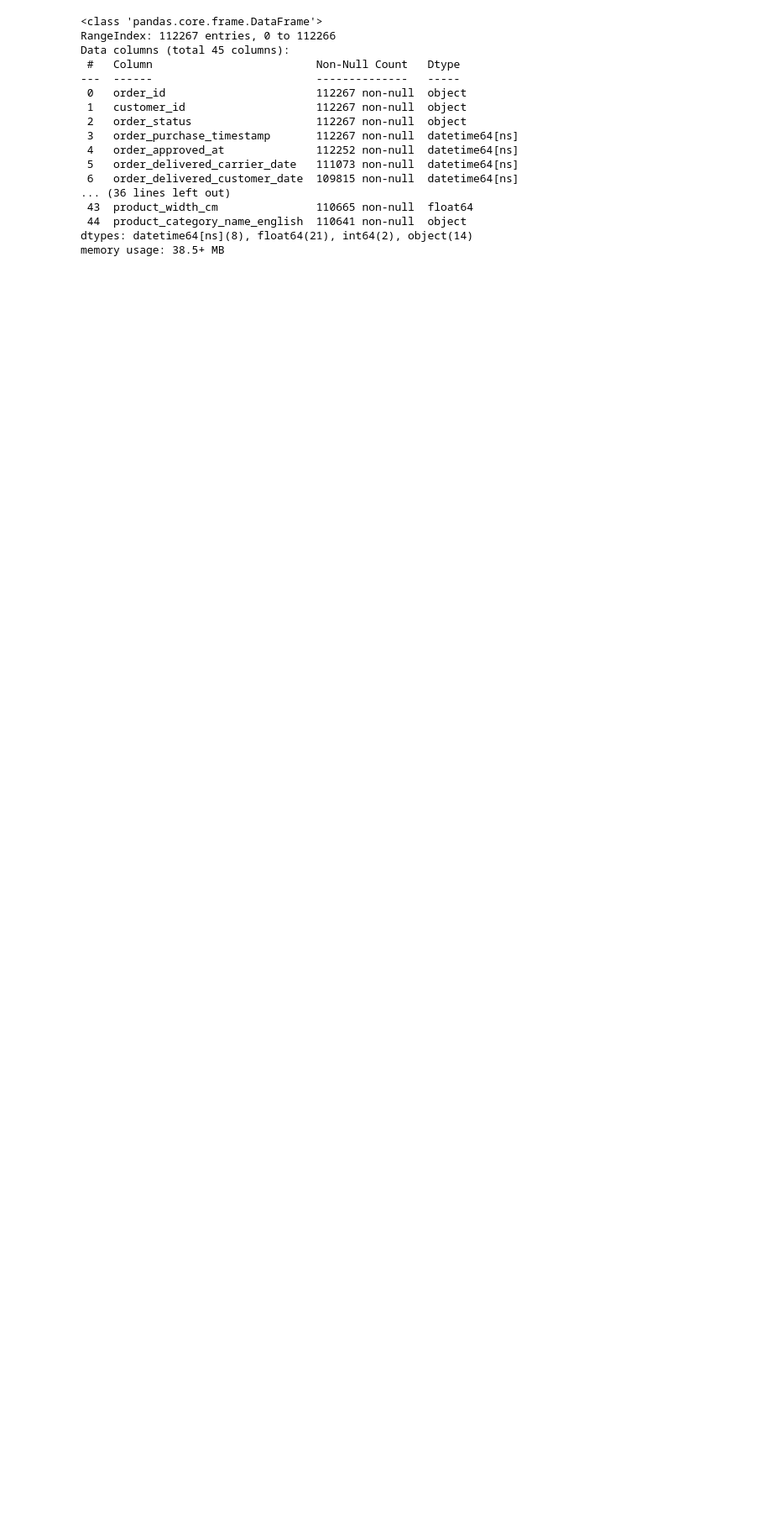
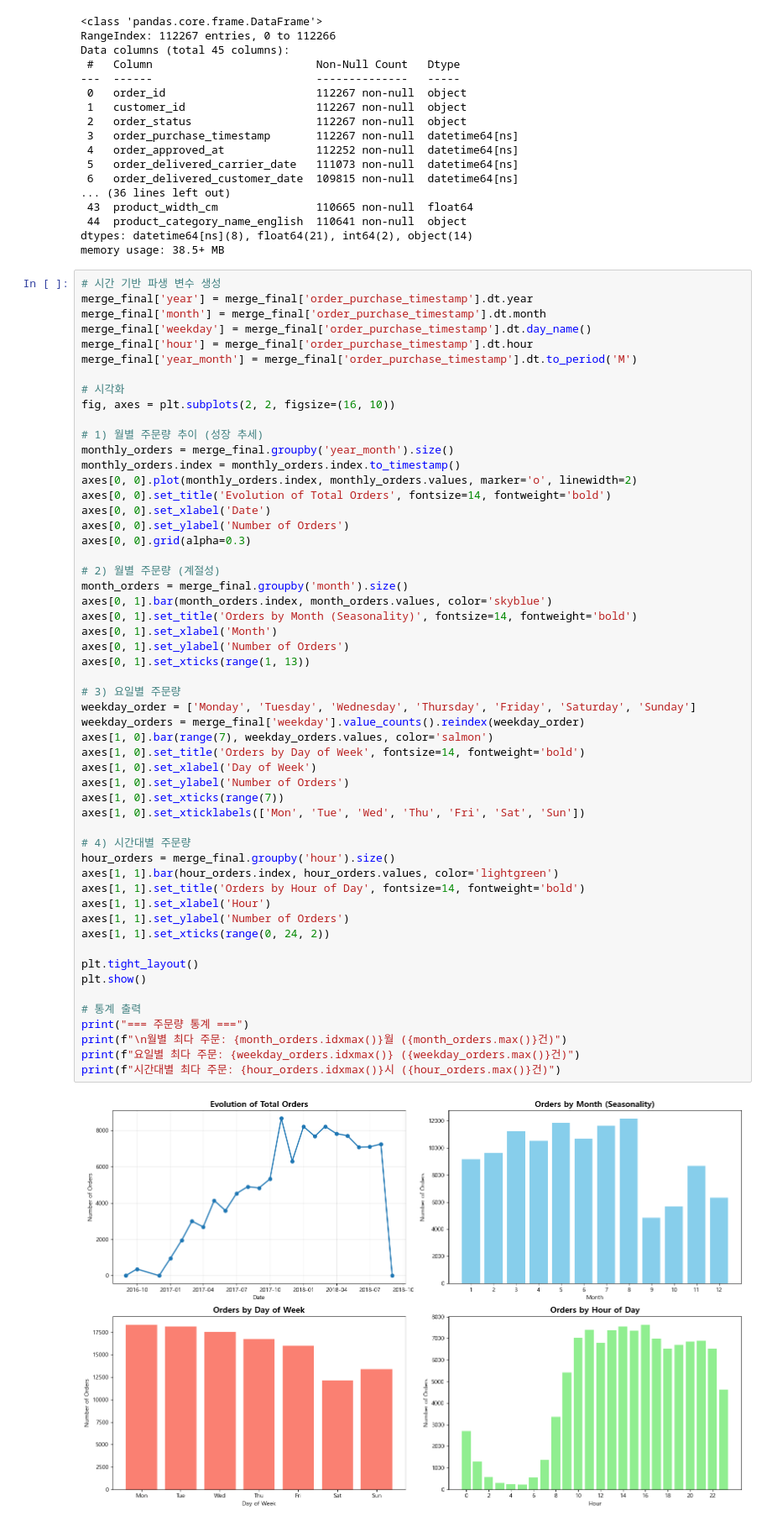
Before and after one commit to hhayan/project_olist_ecommerce, a Jupyter notebook: 과제3.ipynb, the cells around one changed output. Shown at 84% size. Drawn from its saved outputs; the diff is of its cells as text; blank space fills up the shorter version.

```diff
--- a/과제3.ipynb
+++ b/과제3.ipynb
@@ -77,3 +77,59 @@ Data columns (total 45 columns):
  44  product_category_name_english  110641 non-null  object
 dtypes: datetime64[ns](8), float64(21), int64(2), object(14)
 memory usage: 38.5+ MB
+# %%
+# 시간 기반 파생 변수 생성
+merge_final['year'] = merge_final['order_purchase_timestamp'].dt.year
+merge_final['month'] = merge_final['order_purchase_timestamp'].dt.month
+merge_final['weekday'] = merge_final['order_purchase_timestamp'].dt.day_name()
+merge_final['hour'] = merge_final['order_purchase_timestamp'].dt.hour
+merge_final['year_month'] = merge_final['order_purchase_timestamp'].dt.to_period('M')
+
+# 시각화
+fig, axes = plt.subplots(2, 2, figsize=(16, 10))
+
+# 1) 월별 주문량 추이 (성장 추세)
+monthly_orders = merge_final.groupby('year_month').size()
+monthly_orders.index = monthly_orders.index.to_timestamp()
+axes[0, 0].plot(monthly_orders.index, monthly_orders.values, marker='o', linewidth=2)
+axes[0, 0].set_title('Evolution of Total Orders', fontsize=14, fontweight='bold')
+axes[0, 0].set_xlabel('Date')
+axes[0, 0].set_ylabel('Number of Orders')
+axes[0, 0].grid(alpha=0.3)
+
+# 2) 월별 주문량 (계절성)
+month_orders = merge_final.groupby('month').size()
+axes[0, 1].bar(month_orders.index, month_orders.values, color='skyblue')
+axes[0, 1].set_title('Orders by Month (Seasonality)', fontsize=14, fontweight='bold')
+axes[0, 1].set_xlabel('Month')
+axes[0, 1].set_ylabel('Number of Orders')
+axes[0, 1].set_xticks(range(1, 13))
+
+# 3) 요일별 주문량
+weekday_order = ['Monday', 'Tuesday', 'Wednesday', 'Thursday', 'Friday', 'Saturday', 'Sunday']
+weekday_orders = merge_final['weekday'].value_counts().reindex(weekday_order)
+axes[1, 0].bar(range(7), weekday_orders.values, color='salmon')
+axes[1, 0].set_title('Orders by Day of Week', fontsize=14, fontweight='bold')
+axes[1, 0].set_xlabel('Day of Week')
+axes[1, 0].set_ylabel('Number of Orders')
+axes[1, 0].set_xticks(range(7))
+axes[1, 0].set_xticklabels(['Mon', 'Tue', 'Wed', 'Thu', 'Fri', 'Sat', 'Sun'])
+
+# 4) 시간대별 주문량
+hour_orders = merge_final.groupby('hour').size()
+axes[1, 1].bar(hour_orders.index, hour_orders.values, color='lightgreen')
+axes[1, 1].set_title('Orders by Hour of Day', fontsize=14, fontweight='bold')
+axes[1, 1].set_xlabel('Hour')
+axes[1, 1].set_ylabel('Number of Orders')
+axes[1, 1].set_xticks(range(0, 24, 2))
+
+plt.tight_layout()
+plt.show()
+
+# 통계 출력
+print("=== 주문량 통계 ===")
+print(f"\n월별 최다 주문: {month_orders.idxmax()}월 ({month_orders.max()}건)")
+print(f"요일별 최다 주문: {weekday_orders.idxmax()} ({weekday_orders.max()}건)")
+print(f"시간대별 최다 주문: {hour_orders.idxmax()}시 ({hour_orders.max()}건)")
+# %% [output]
+[figure, added]
```
Also changed, not shown: parts of 6 cells of this notebook.
